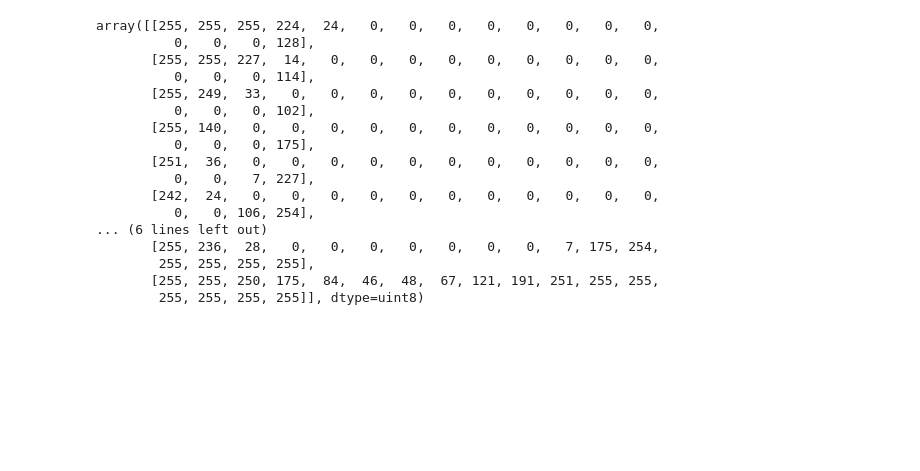
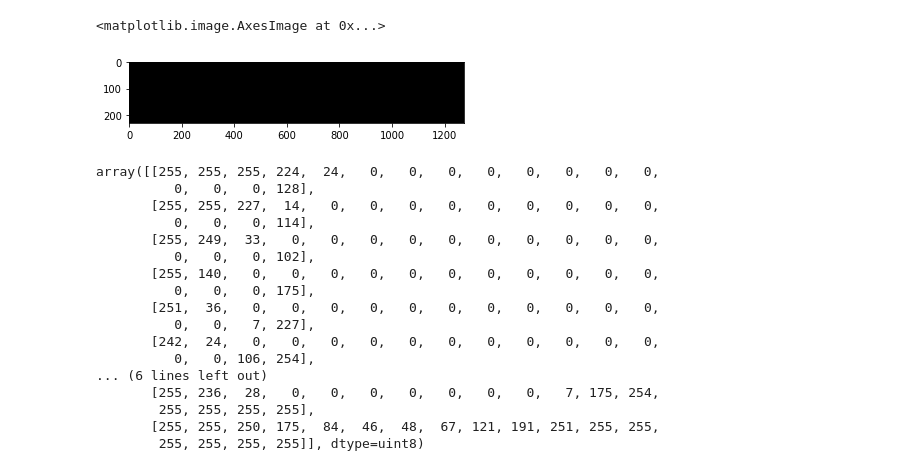
Before and after one commit to 14coruma/Vision_Course_Projects, a Jupyter notebook: hough.ipynb, the cells around one changed output. Drawn from its saved outputs; the diff is of its cells as text; code cells hidden in the pictures; blank space fills up the shorter version.

```diff
--- a/hough.ipynb
+++ b/hough.ipynb
@@ -63,0 +110,32 @@ plt.imshow(c)
+# %%
+# Image.fromarray(s).show()
+# ind = np.argpartition(s, -30)[-30:]
+# ind
+# a = s.reshape(1, np.size(s))
+a = s.flatten()
+ind = np.argpartition(a, -30)[-30:]
+np.size(ind)
+ind
+# r = np.zeros_like(s.shape[0],s.shape[1])
+r = np.zeros_like(a)
+# r[i for i in ind] = a[i]
+for i in ind:
+    r[i] = 255
+dd = r.reshape(s.shape[0],s.shape[1])
+final_image = np.zeros_like(image)
+for i in range(0,dd.shape[0]):
+    for j in range(0,dd.shape[1]):
+        if dd[i][j] == 255:
+            final_image[i:i+50][j:j+50] = 500
+            # print('ye')
+
+# final_image =
+# dd.sum()
+plt.imshow(final_image)
+# a.reshape(s.shape[0],s.shape[1])
+# s.flatten()
+# plt.imshow(image)
+# np.round(180614 / s.shape[0])
+# %% [output]
+<matplotlib.image.AxesImage at 0x...>
+[figure, added]
```
Also changed, not shown: parts of 4 cells of this notebook.
